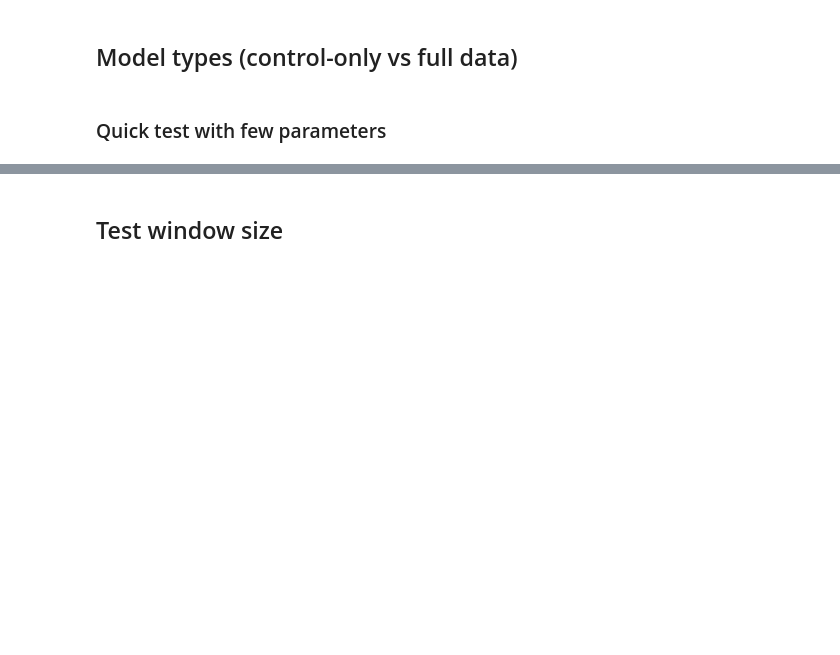
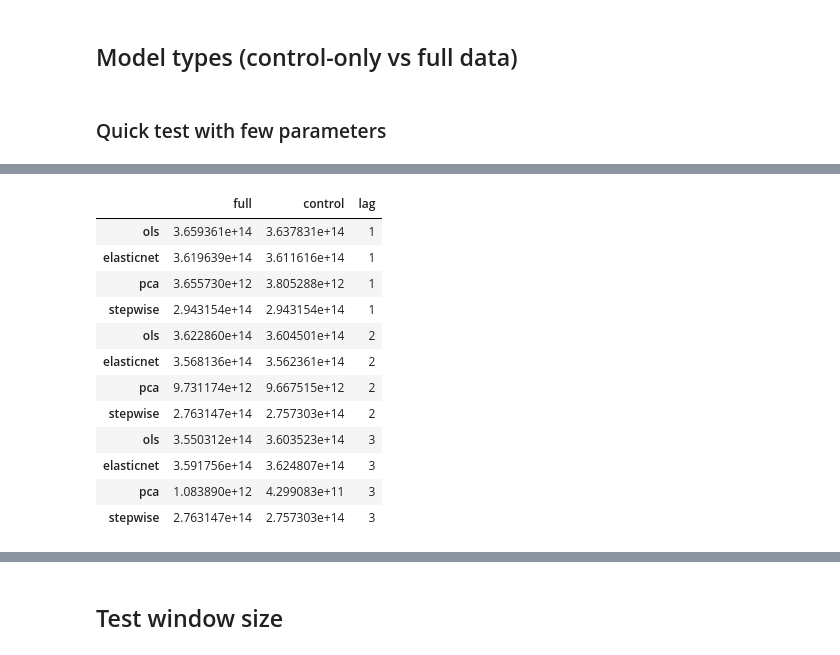
Before and after one commit to paparon96/Sustainability, a Jupyter notebook: Carbon_price_prediction/Notebooks/volatility_methodology_comparison.ipynb, the cells around one changed output, grey strips where cells are left out. Drawn from its saved outputs; the diff is of its cells as text; code cells hidden in the pictures; blank space fills up the shorter version.

```diff
--- a/Carbon_price_prediction/Notebooks/volatility_methodology_comparison.ipynb
+++ b/Carbon_price_prediction/Notebooks/volatility_methodology_comparison.ipynb
@@ -752,7 +1157,15 @@ if covid:
         d_control_variables_covid = d_control_variables[d_control_variables.index >= covid_start_date]
         control_X_covid = control_X[control_X.index >= covid_start_date]
 
+else:
+    d_Y_covid = d_Y.copy()
+    tf_idf_covid = tf_idf.copy()
+    d_control_variables_covid = d_control_variables.copy()
+    control_X_covid = control_X.copy()
+
 tf_idfs = [tf_idf_covid, None]
-lags = [1, 2, 3, 4, 5, 6, 7, 8]
-measures = ['RMSE', 'MAE', 'MAPE (scaled)', 'R2']
-model_types2 = ['ols', 'elasticnet', 'stepwise', 'pca', 'mlp']
+lags = [1, 2, 3]
+measures = ['RMSE', 'MAE', 'MAPE (scaled)']
+# model_types2 = ['ols', 'elasticnet', 'stepwise', 'pca', 'mlp'] # High runtime due to NLP
+model_types = ['ols', 'elasticnet', 'pca', 'stepwise']
+test_windows = [50, 75, 100]
@@ -803,3 +1216,19 @@ total_results_df.to_csv('vol_' + 'R2_results_all_lags.csv')
+# %%
+total_results_df
+# %% [output]
+|  | full | control | lag |
+| ols | 3.659361e+14 | 3.637831e+14 | 1 |
+| elasticnet | 3.619639e+14 | 3.611616e+14 | 1 |
+| pca | 3.655730e+12 | 3.805288e+12 | 1 |
+| stepwise | 2.943154e+14 | 2.943154e+14 | 1 |
+| ols | 3.622860e+14 | 3.604501e+14 | 2 |
+| elasticnet | 3.568136e+14 | 3.562361e+14 | 2 |
+| pca | 9.731174e+12 | 9.667515e+12 | 2 |
+| stepwise | 2.763147e+14 | 2.757303e+14 | 2 |
+| ols | 3.550312e+14 | 3.603523e+14 | 3 |
+| elasticnet | 3.591756e+14 | 3.624807e+14 | 3 |
+| pca | 1.083890e+12 | 4.299083e+11 | 3 |
+| stepwise | 2.763147e+14 | 2.757303e+14 | 3 |
 # %%
 if loss_measure_control_normalization:
     robustness_results_df = robustness_results_df.div(robustness_results_df.control, axis=0) * 100
```
Also changed, not shown: parts of 84 cells of this notebook.
